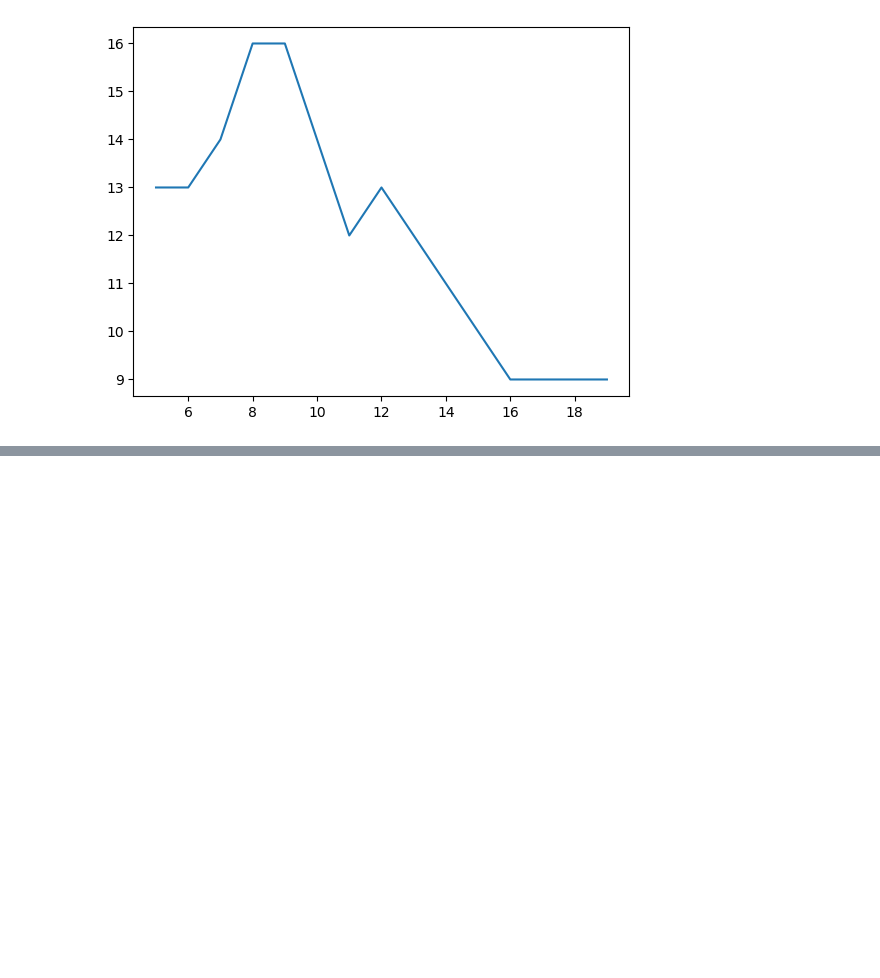
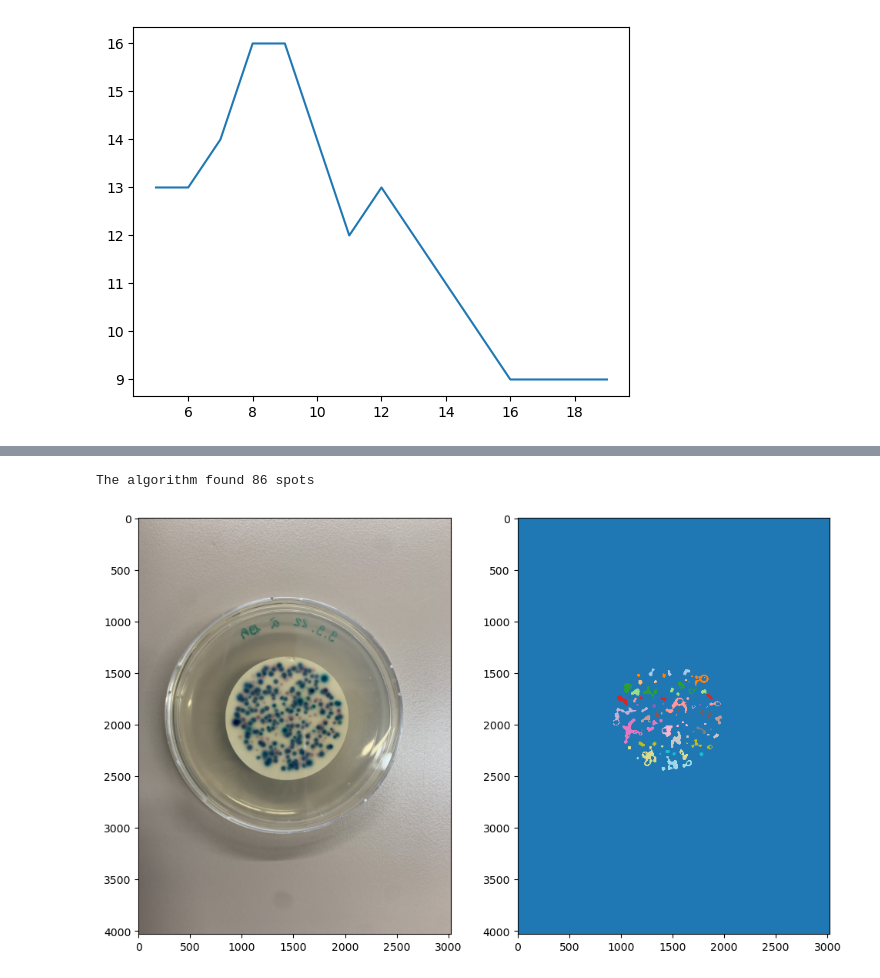
Before and after one commit to randlab/countbacteries, a Jupyter notebook: example_use.ipynb, the cells around one changed output, grey strips where cells are left out. Drawn from its saved outputs; the diff is of its cells as text; code cells hidden in the pictures; blank space fills up the shorter version.

```diff
--- a/example_use.ipynb
+++ b/example_use.ipynb
@@ -44,0 +61,28 @@ plt.plot(ks,detections)
+# %%
+SCALE_RADIUS = 0.75
+def process_sample(bgr_img):
+    x,y,r = find_substrate(bgr_img,maxRadius=3000)
+    r=r*SCALE_RADIUS
+    mask = get_mask(x,y,r,bgr_img)
+    masked_bgr = np.array(bgr_img * mask).astype(np.uint8)
+    count, labels = count_spots(    masked_bgr,
+                                    h_range=np.array((0.4,0.7)),
+                                    s_range=np.array((0.2,1)),
+                                    v_range=np.array((0.2,1)),
+                                    kernel=cv2.getStructuringElement(cv2.MORPH_ELLIPSE,(10,10)),
+                                    kernel_clean=np.ones((2,2),np.uint8)
+                                    )
+    return count, labels
+
+filename = 'data/22-09-09_19h.JPG'
+bgr_img = cv2.imread(filename)
+count, labels = process_sample(bgr_img)
+print(f'The algorithm found {count} spots')
+rgb_img = cv2.cvtColor(bgr_img, cv2.COLOR_BGR2RGB )
+fig, ax = plt.subplots(1,2,figsize=(10,6))
+ax[0].imshow(rgb_img)
+ax[1].imshow(labels,cmap='tab20',interpolation='nearest')
+fig.tight_layout()
+# %% [output]
+The algorithm found 86 spots
+[figure, added]
```
Also changed, not shown: parts of 5 cells of this notebook, 1 other file.
